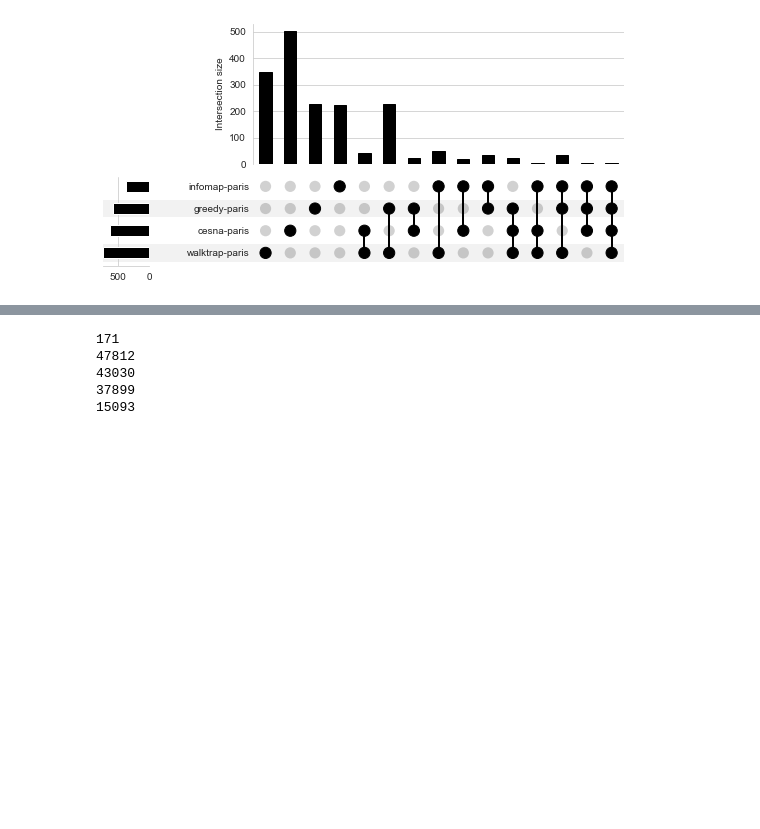
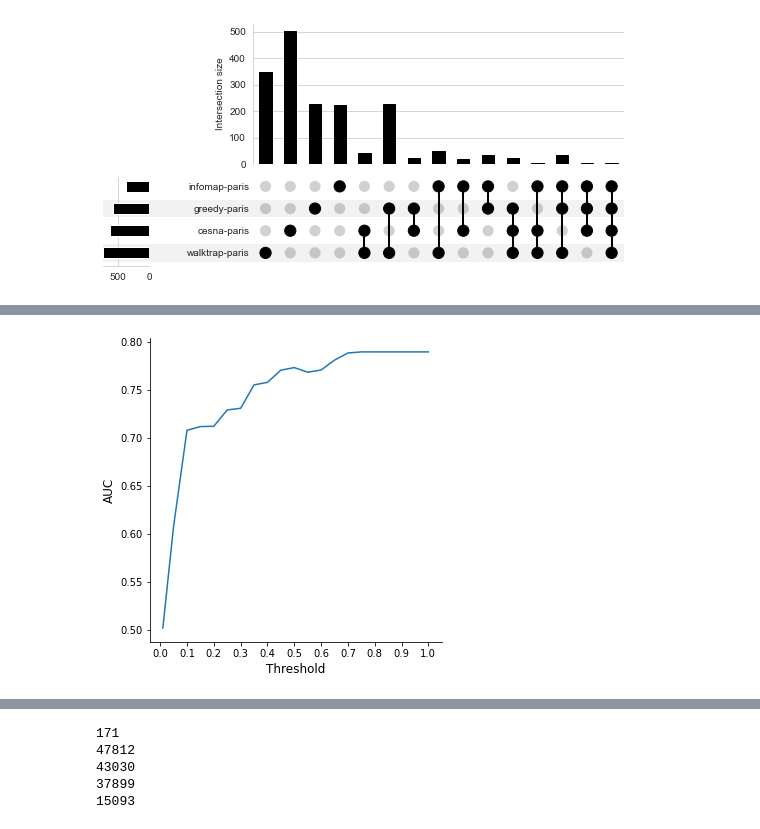
Before and after one commit to MSBradshaw/BOCC, a Jupyter notebook: Experiments/make_figures.ipynb, the cells around one changed output, grey strips where cells are left out. Cells and saved outputs as stored; diff of their text form; code cells hidden in the pictures; blank space fills up the shorter version.

Commit message:
moved production of ML figures into experiments

```diff
--- a/Experiments/make_figures.ipynb
+++ b/Experiments/make_figures.ipynb
@@ -225,27 +228,3 @@ for y,_g in zip(list(range(2019,2023)),[G19,G20,G21,G22]):
         plt_data['type'].append(t)
         plt_data['count'].append(x)
 plt_df = pd.DataFrame(plt_data)
-# %%
-# plt.figure(figsize = (6,6))
-fig, ax = plt.subplots()
-fig.set_size_inches(8, 6)
-
-# sns.catplot(
-#     data=plt_df, kind="bar",
-#     x="year", y="count", hue="type",
-#     ci="sd",ax=ax)
-
-sns.barplot(data=plt_df,x='year',y='count',hue='type',ax=ax)
-sns.set_style("whitegrid", {'axes.grid' : False})
-
-clear_ax(ax,bottom=True, left=True)
-
-plt.legend(frameon=False,title=None,bbox_to_anchor=(1, 0.5),fontsize=std_fontsize)
-plt.yscale('log')
-ax.set_xlabel('')
-plt.xticks(fontsize=std_fontsize)
-plt.yticks(fontsize=std_fontsize)
-plt.ylabel('count',fontsize=std_fontsize)
-plt.tight_layout()
-plt.savefig('../PublicationFigures/yearly_stats.png',dpi=300)
-plt.show()
@@ -767,0 +737,19 @@ cesna-paris,greedy-paris,infomap-paris,walktrap-paris 3
+# %%
+    # res = pd.read_csv('../Results/threshold_auc.tsv',sep='\t')
+    res = pickle.load(open('../Results/threshold_auc.pkl','rb'))
+    # plot t vs auc
+    fig, ax = plt.subplots()
+    fig.set_size_inches(5,5)
+    ax.plot(res['threshold'],res['auc'])
+    ax.set_xlabel('Threshold',fontsize=std_fontsize)
+    ax.set_ylabel('AUC',fontsize=std_fontsize)
+    # remove top and right spines from the ax
+    ax.spines['top'].set_visible(False)
+    ax.spines['right'].set_visible(False)
+    # set x ticks
+    ax.set_xticks([0,.1,.2,.3,.4,.5,.6,.7,.8,.9,1])
+    plt.tight_layout()
+    plt.savefig('../PublicationFigures/threshold_auc.png',dpi=300)
+    plt.show()
+# %% [output]
+[figure, added]
```
Also changed, not shown: parts of 25 cells of this notebook, 1 other file.
